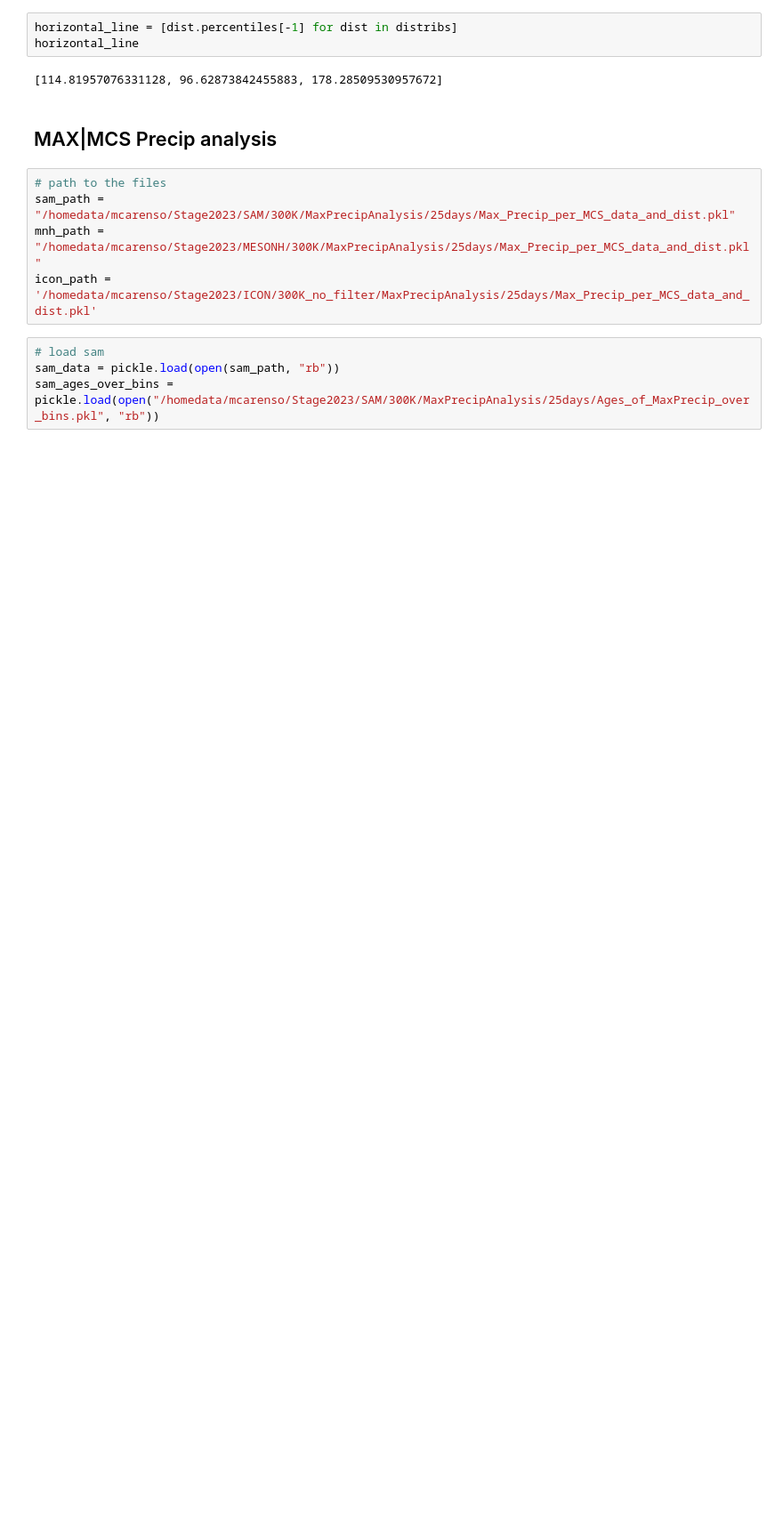
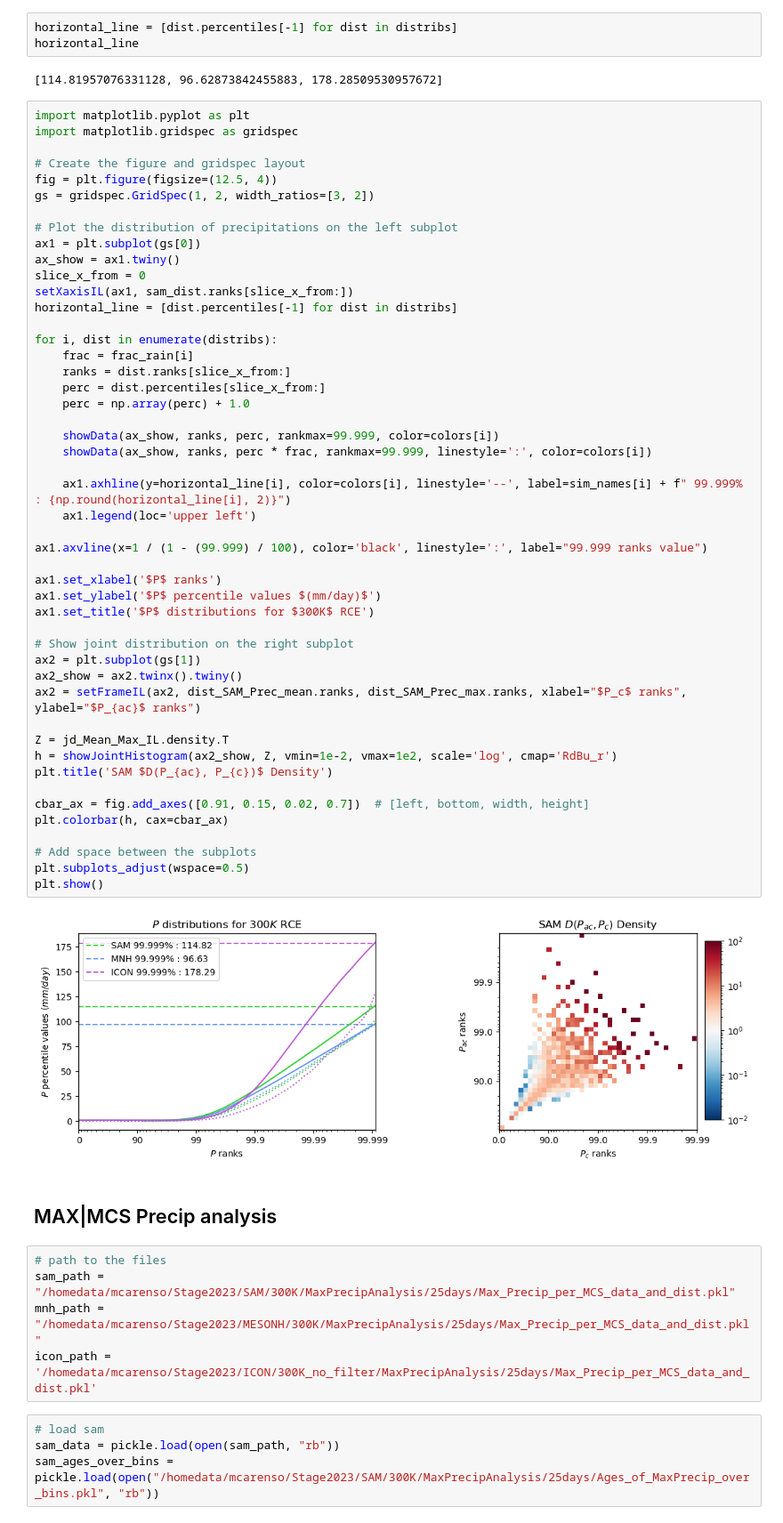
Before and after one commit to bfildier/stage-2023-multiscale-extremes, a Jupyter notebook: scripts/RCEMIP/Figures_3simulations.ipynb, the cells around one changed output. Shown at 89% size. Drawn from its saved outputs; the diff is of its cells as text; blank space fills up the shorter version.

```diff
--- a/scripts/RCEMIP/Figures_3simulations.ipynb
+++ b/scripts/RCEMIP/Figures_3simulations.ipynb
@@ -203,6 +306,56 @@ horizontal_line = [dist.percentiles[-1] for dist in distribs]
 horizontal_line
 # %% [output]
 [114.81957076331128, 96.62873842455883, 178.28509530957672]
+# %%
+import matplotlib.pyplot as plt
+import matplotlib.gridspec as gridspec
+
+# Create the figure and gridspec layout
+fig = plt.figure(figsize=(12.5, 4))
+gs = gridspec.GridSpec(1, 2, width_ratios=[3, 2])
+
+# Plot the distribution of precipitations on the left subplot
+ax1 = plt.subplot(gs[0])
+ax_show = ax1.twiny()
+slice_x_from = 0
+setXaxisIL(ax1, sam_dist.ranks[slice_x_from:])
+horizontal_line = [dist.percentiles[-1] for dist in distribs]
+
+for i, dist in enumerate(distribs):
+    frac = frac_rain[i]
+    ranks = dist.ranks[slice_x_from:]
+    perc = dist.percentiles[slice_x_from:]
+    perc = np.array(perc) + 1.0
+
+    showData(ax_show, ranks, perc, rankmax=99.999, color=colors[i])
+    showData(ax_show, ranks, perc * frac, rankmax=99.999, linestyle=':', color=colors[i])
+
+    ax1.axhline(y=horizontal_line[i], color=colors[i], linestyle='--', label=sim_names[i] + f" 99.999% : {np.round(horizontal_line[i], 2)}")
+    ax1.legend(loc='upper left')
+
+ax1.axvline(x=1 / (1 - (99.999) / 100), color='black', linestyle=':', label="99.999 ranks value")
+
+ax1.set_xlabel('$P$ ranks')
+ax1.set_ylabel('$P$ percentile values $(mm/day)$')
+ax1.set_title('$P$ distributions for $300K$ RCE')
+
+# Show joint distribution on the right subplot
+ax2 = plt.subplot(gs[1])
+ax2_show = ax2.twinx().twiny()
+ax2 = setFrameIL(ax2, dist_SAM_Prec_mean.ranks, dist_SAM_Prec_max.ranks, xlabel="$P_c$ ranks", ylabel="$P_{ac}$ ranks")
+
+Z = jd_Mean_Max_IL.density.T
+h = showJointHistogram(ax2_show, Z, vmin=1e-2, vmax=1e2, scale='log', cmap='RdBu_r')
+plt.title('SAM $D(P_{ac}, P_{c})$ Density')
+
+cbar_ax = fig.add_axes([0.91, 0.15, 0.02, 0.7])  # [left, bottom, width, height]
+plt.colorbar(h, cax=cbar_ax)
+
+# Add space between the subplots
+plt.subplots_adjust(wspace=0.5)
+plt.show()
+# %% [output]
+[figure, added]
 # %% [markdown]
 ## MAX|MCS Precip analysis
 # %%
```
Also changed, not shown: parts of 4 cells of this notebook, 12 other files.
